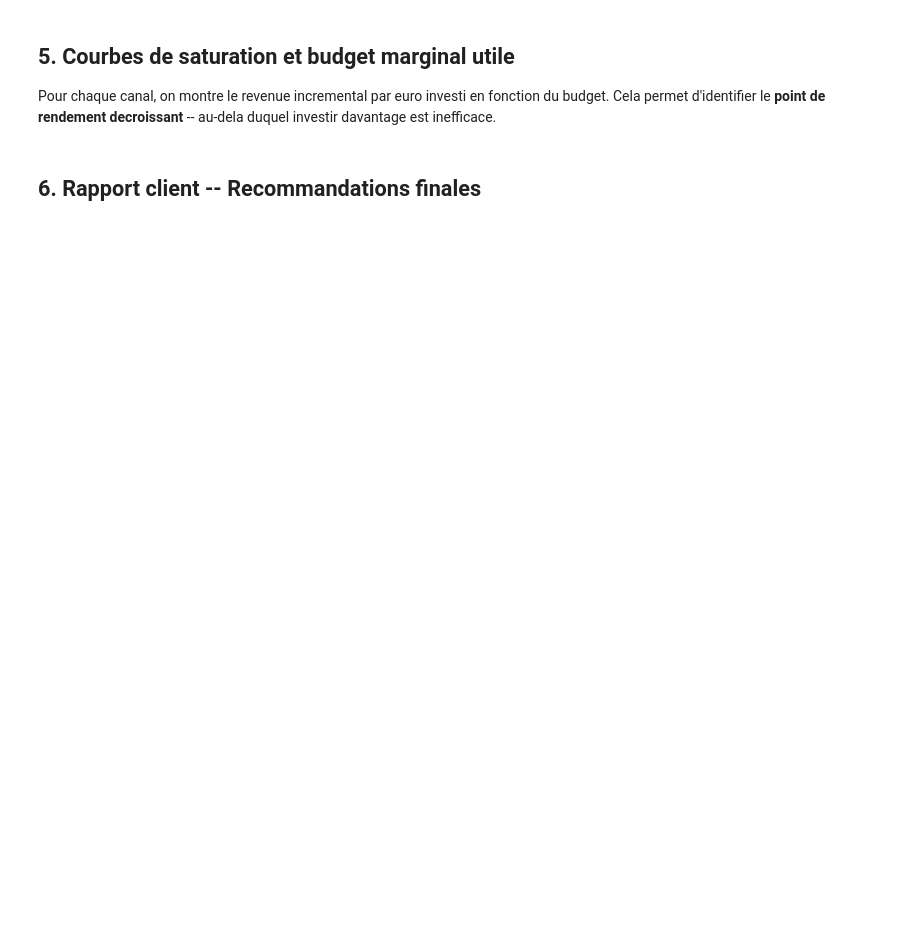
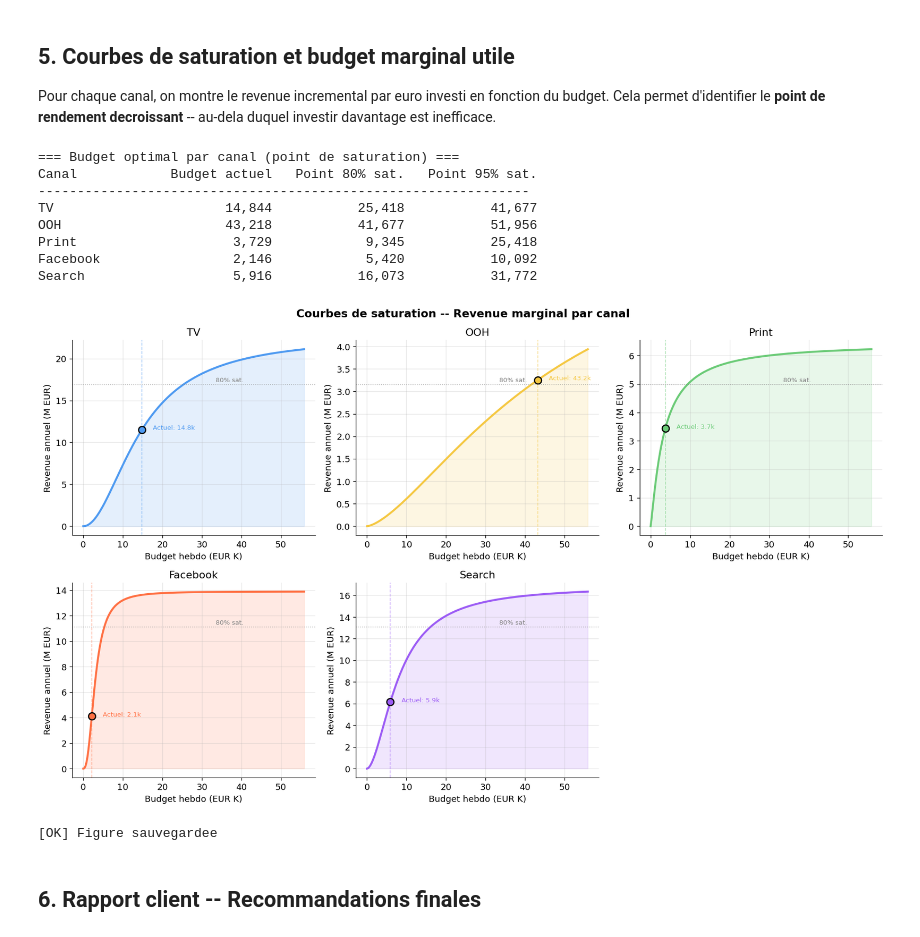
Before and after one commit to SouhaiLOps/RobynMMM, a Jupyter notebook: notebooks/05_optimization.ipynb, the cells around one changed output. Drawn from its saved outputs; the diff is of its cells as text; code cells hidden in the pictures; blank space fills up the shorter version.

```diff
--- a/notebooks/05_optimization.ipynb
+++ b/notebooks/05_optimization.ipynb
@@ -389,37 +447,50 @@ for i, mc in enumerate(media_present):
     print(f"{label:<14} {BUDGET_ACTUEL[mc]:>15,.0f} {budget_80:>16,.0f} {budget_95:>16,.0f}")
 
     ax.plot(budget_range/1000, revenues_marginal/1e6, color=color, linewidth=2.5)
     ax.fill_between(budget_range/1000, revenues_marginal/1e6, alpha=0.15, color=color)
 
     # Marquer budget actuel
     spend_act = BUDGET_ACTUEL[mc]
     spend_act_arr = np.full(52, spend_act)
     ads_act = adstock_geometric(spend_act_arr, ADSTOCK_DECAY[mc])
     sat_act = hill_function(ads_act, HILL_ALPHA[mc], HILL_GAMMA[mc])
     rev_act_pt = BETA_BAYES[i] * sat_act.mean() * 52
     ax.scatter([spend_act/1000], [rev_act_pt/1e6], s=80, color=color,
                zorder=5, edgecolors="black", linewidth=1.5)
     ax.axvline(x=spend_act/1000, color=color, linestyle="--", alpha=0.5, linewidth=1)
 
     # Marquer point 80%
     ax.axhline(y=0.80*rev_max/1e6, color="gray", linestyle=":", alpha=0.6, linewidth=1)
     ax.annotate("80% sat.", xy=(budget_range[-1]*0.6/1000, 0.80*rev_max/1e6*1.02),
                 fontsize=8, color="gray")
 
-    ax.set_title(f"{label}")
+    ax.set_title(label)
     ax.set_xlabel("Budget hebdo (EUR K)")
     ax.set_ylabel("Revenue annuel (M EUR)")
-    ax.annotate(f"Actuel:
-{spend_act/1000:.1f}k",
+
+    annot_txt = f"Actuel: {spend_act/1000:.1f}k"
+    annot_x   = spend_act/1000 + budget_range[-1]*0.05/1000
+    ax.annotate(annot_txt,
                 xy=(spend_act/1000, rev_act_pt/1e6),
-                xytext=(spend_act/1000 + budget_range[-1]*0.05/1000, rev_act_pt/1e6),
+                xytext=(annot_x, rev_act_pt/1e6),
                 fontsize=8, color=color)
 
 axes_flat[-1].set_visible(False)
 plt.tight_layout()
 plt.savefig("../outputs/figures/05_saturation_curves.png", bbox_inches="tight", dpi=150)
 plt.show()
 print("[OK] Figure sauvegardee")
+# %% [output]
+=== Budget optimal par canal (point de saturation) ===
+Canal            Budget actuel   Point 80% sat.   Point 95% sat.
+---------------------------------------------------------------
+TV                      14,844           25,418           41,677
+OOH                     43,218           41,677           51,956
+Print                    3,729            9,345           25,418
+Facebook                 2,146            5,420           10,092
+Search                   5,916           16,073           31,772
+[figure, added]
+[OK] Figure sauvegardee
 # %% [markdown]
 ## 6. Rapport client -- Recommandations finales
 # %%
```
Also changed, not shown: parts of 8 cells of this notebook.
